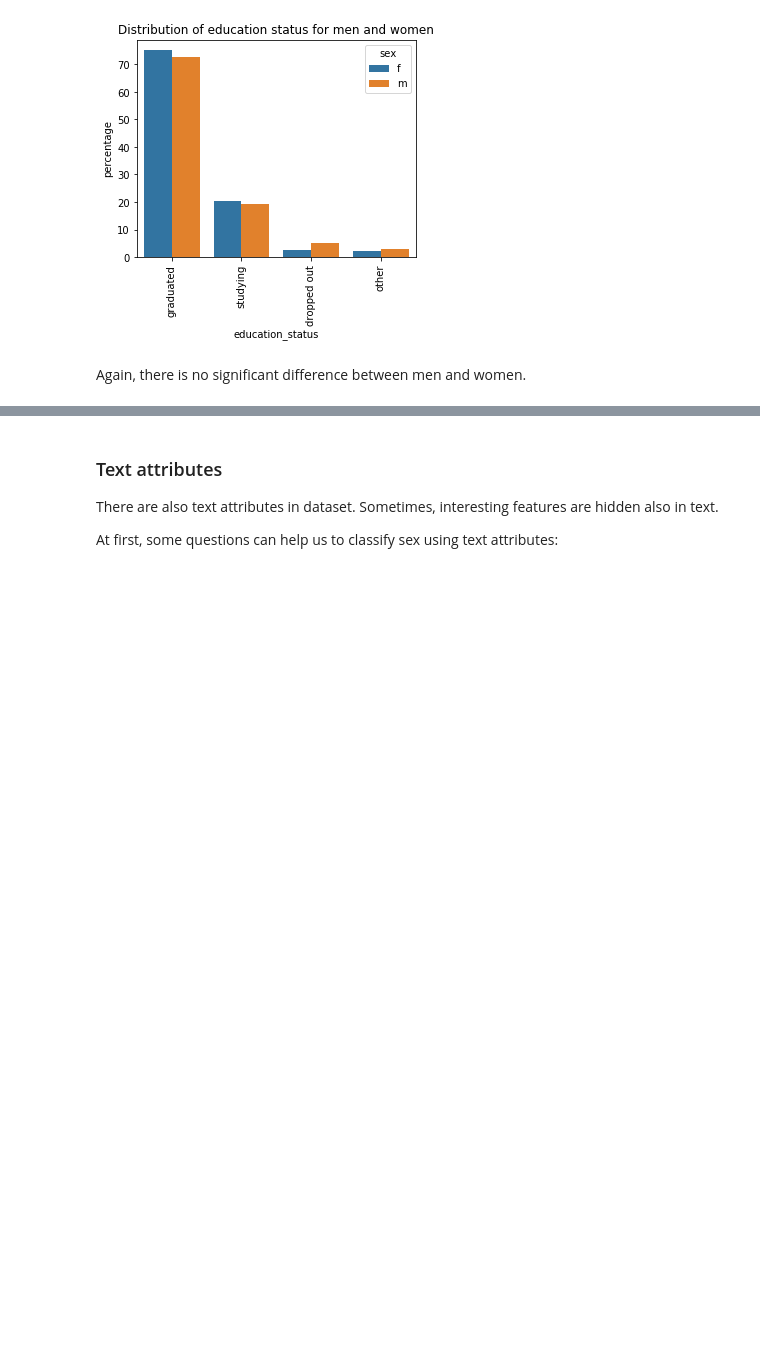
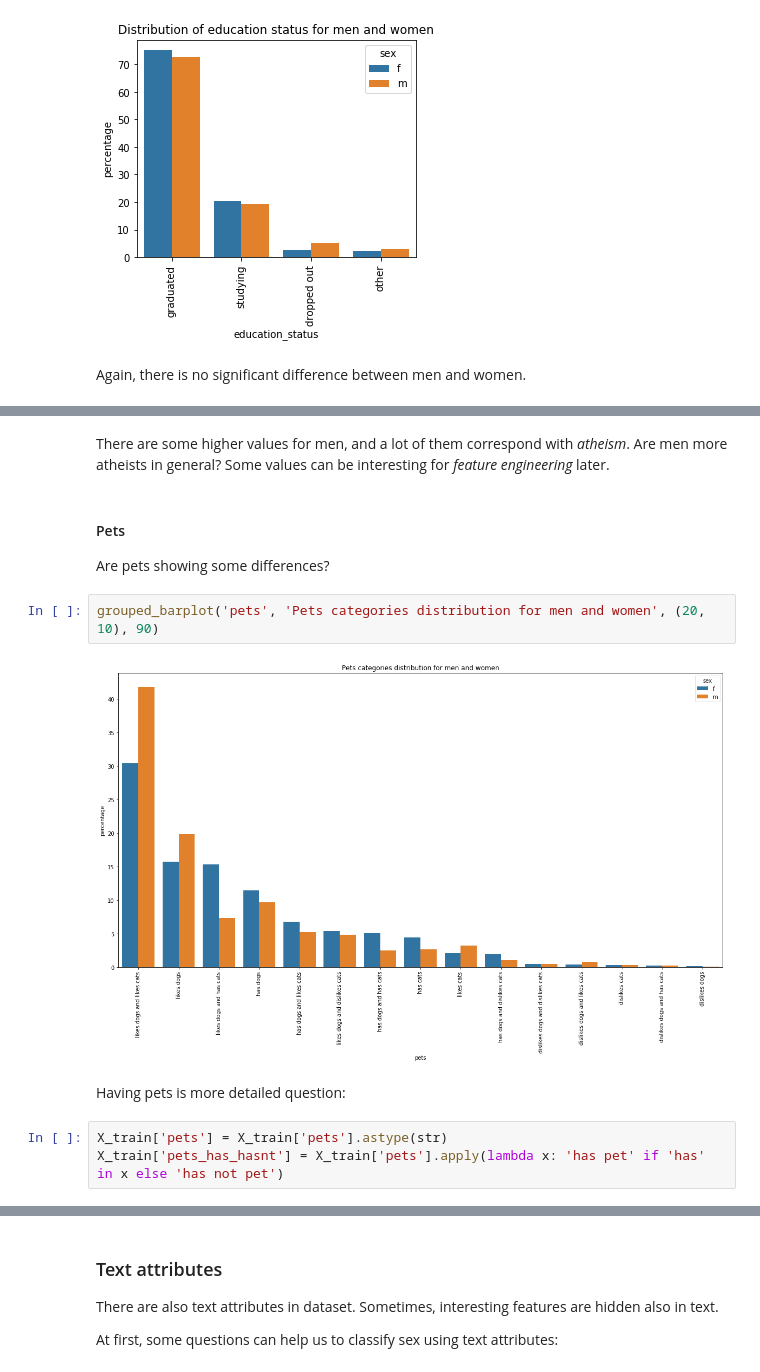
Before and after one commit to pmacinec/vos2-men-women-classification, a Jupyter notebook: projekt1_macinec.ipynb, the cells around one changed output, grey strips where cells are left out. Saved outputs shown, nothing was run; the diff lists cells and outputs as text; blank space fills up the shorter version.

```diff
--- a/projekt1_macinec.ipynb
+++ b/projekt1_macinec.ipynb
@@ -419,0 +496,15 @@ Again, there is no significant difference between men and women.
+# %% [markdown]
+There are some higher values for men, and a lot of them correspond with *atheism*. Are men more atheists in general? Some values can be interesting for *feature engineering* later.
+# %% [markdown]
+#### Pets
+
+Are pets showing some differences?
+# %%
+grouped_barplot('pets', 'Pets categories distribution for men and women', (20, 10), 90)
+# %% [output]
+[figure, added]
+# %% [markdown]
+Having pets is more detailed question:
+# %%
+X_train['pets'] = X_train['pets'].astype(str)
+X_train['pets_has_hasnt'] = X_train['pets'].apply(lambda x: 'has pet' if 'has' in x else 'has not pet')
```
Also changed, not shown: parts of 74 cells of this notebook.
